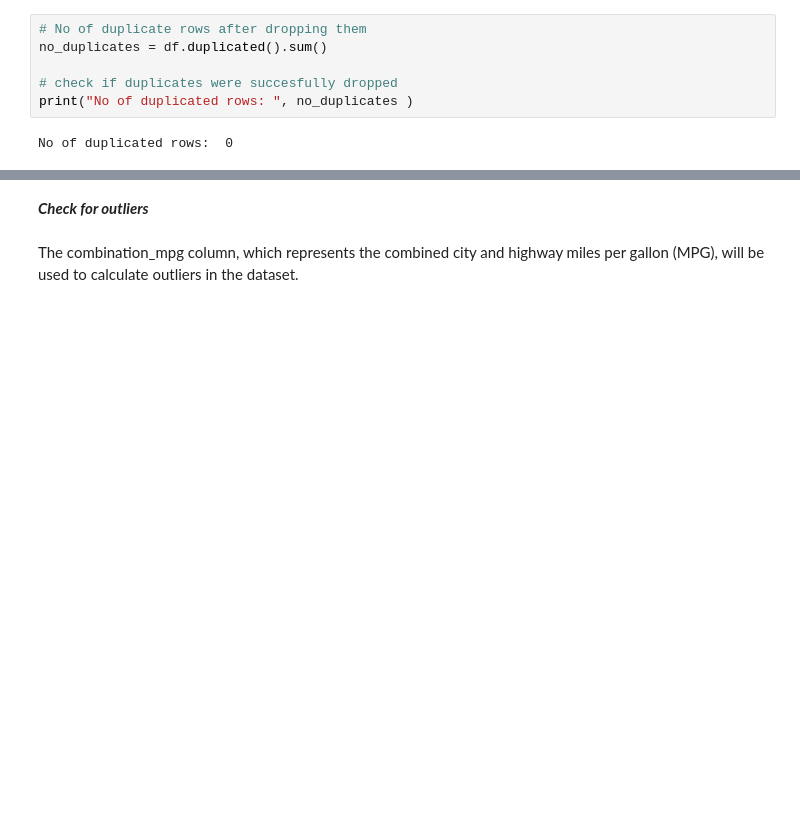
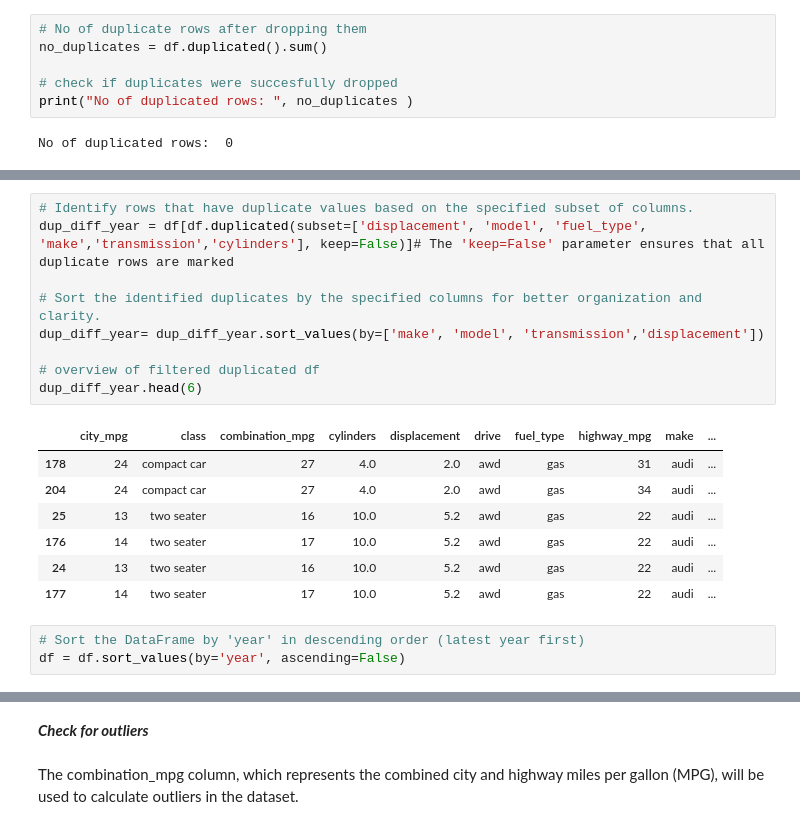
Before and after one commit to lamelkekana/Fuel_Economy_Insights, a Jupyter notebook: fuel_efficiency_analysis.ipynb, the cells around one changed output, grey strips where cells are left out. Drawn from its saved outputs; the diff is of its cells as text; blank space fills up the shorter version.

```diff
--- a/fuel_efficiency_analysis.ipynb
+++ b/fuel_efficiency_analysis.ipynb
@@ -266,0 +270,20 @@ No of duplicated rows:  0
+# %%
+# Identify rows that have duplicate values based on the specified subset of columns.
+dup_diff_year = df[df.duplicated(subset=['displacement', 'model', 'fuel_type', 'make','transmission','cylinders'], keep=False)]# The 'keep=False' parameter ensures that all duplicate rows are marked
+
+# Sort the identified duplicates by the specified columns for better organization and clarity.
+dup_diff_year= dup_diff_year.sort_values(by=['make', 'model', 'transmission','displacement'])
+
+# overview of filtered duplicated df
+dup_diff_year.head(6)
+# %% [output]
+|  | city_mpg | class | combination_mpg | cylinders | displacement | drive | fuel_type | highway_mpg | make | ... |
+| 178 | 24 | compact car | 27 | 4.0 | 2.0 | awd | gas | 31 | audi | ... |
+| 204 | 24 | compact car | 27 | 4.0 | 2.0 | awd | gas | 34 | audi | ... |
+| 25 | 13 | two seater | 16 | 10.0 | 5.2 | awd | gas | 22 | audi | ... |
+| 176 | 14 | two seater | 17 | 10.0 | 5.2 | awd | gas | 22 | audi | ... |
+| 24 | 13 | two seater | 16 | 10.0 | 5.2 | awd | gas | 22 | audi | ... |
+| 177 | 14 | two seater | 17 | 10.0 | 5.2 | awd | gas | 22 | audi | ... |
+# %%
+# Sort the DataFrame by 'year' in descending order (latest year first)
+df = df.sort_values(by='year', ascending=False)
```
Also changed, not shown: parts of 14 cells of this notebook.
